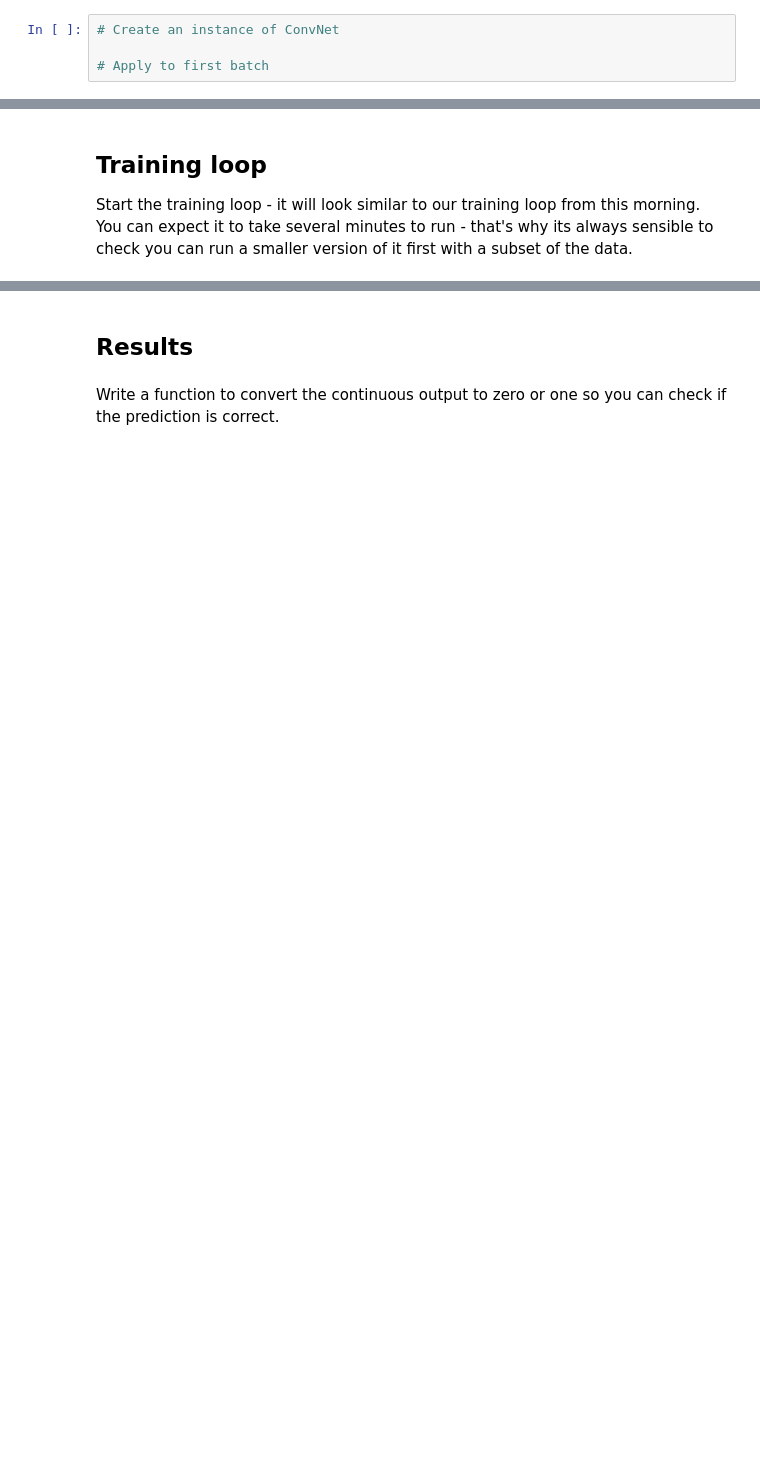
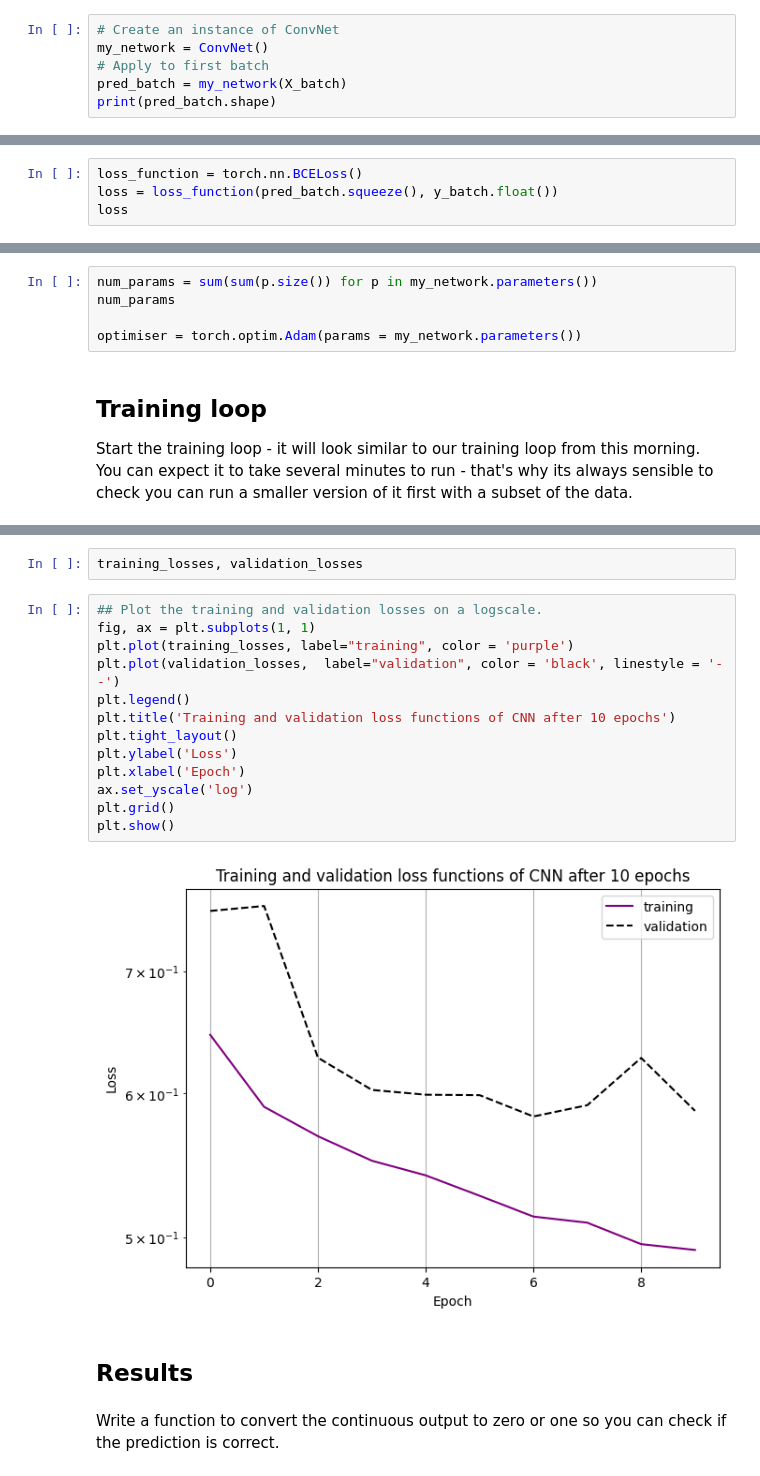
Before and after one commit to leharlow02-glitch/supervised_machine_learning_tutorials, a Jupyter notebook: 4_computervision/4-ComputerVision_Classification.ipynb, the cells around one changed output, grey strips where cells are left out. Cells and saved outputs as stored; diff of their text form; blank space fills up the shorter version.

```diff
--- a/4_computervision/4-ComputerVision_Classification.ipynb
+++ b/4_computervision/4-ComputerVision_Classification.ipynb
@@ -163,5 +232,7 @@ class ConvNet(torch.nn.Module):
 Create an instance of ConvNet and test it on your first batch,
 # %%
 # Create an instance of ConvNet
-
+my_network = ConvNet()
 # Apply to first batch
+pred_batch = my_network(X_batch)
+print(pred_batch.shape)
@@ -170,3 +243,7 @@ Create an instance of ConvNet and test it on your first batch,
 Decide on a suitable loss function for a classifier.
 
 We will use Binary Cross Entropy (BCE). Test your loss function with the output of your network.
+# %%
+loss_function = torch.nn.BCELoss()
+loss = loss_function(pred_batch.squeeze(), y_batch.float())
+loss
@@ -173,5 +252,10 @@ We will use Binary Cross Entropy (BCE). Test your loss function with the output
 # %% [markdown]
 And we also need to set up our optimiser and provide our network parameters. Use the [Adam](https://pytorch.org/docs/stable/generated/torch.optim.Adam.html) optimiser.
+# %%
+num_params = sum(sum(p.size()) for p in my_network.parameters())
+num_params
+
+optimiser = torch.optim.Adam(params = my_network.parameters())
 # %% [markdown]
 ## Training loop
 Start the training loop - it will look similar to our training loop from this morning. You can expect it to take several minutes to run - that's why its always sensible to check you can run a smaller version of it first with a subset of the data.
@@ -193,3 +314,20 @@ for epoch in range(num_epochs):
+# %%
+training_losses, validation_losses
+# %%
+## Plot the training and validation losses on a logscale.
+fig, ax = plt.subplots(1, 1)
+plt.plot(training_losses, label="training", color = 'purple')
+plt.plot(validation_losses,  label="validation", color = 'black', linestyle = '--')
+plt.legend()
+plt.title('Training and validation loss functions of CNN after 10 epochs')
+plt.tight_layout()
+plt.ylabel('Loss')
+plt.xlabel('Epoch')
+ax.set_yscale('log')
+plt.grid()
+plt.show()
+# %% [output]
+[figure, added]
 # %% [markdown]
 ## Results
 # %% [markdown]
```
Also changed, not shown: parts of 22 cells of this notebook.
